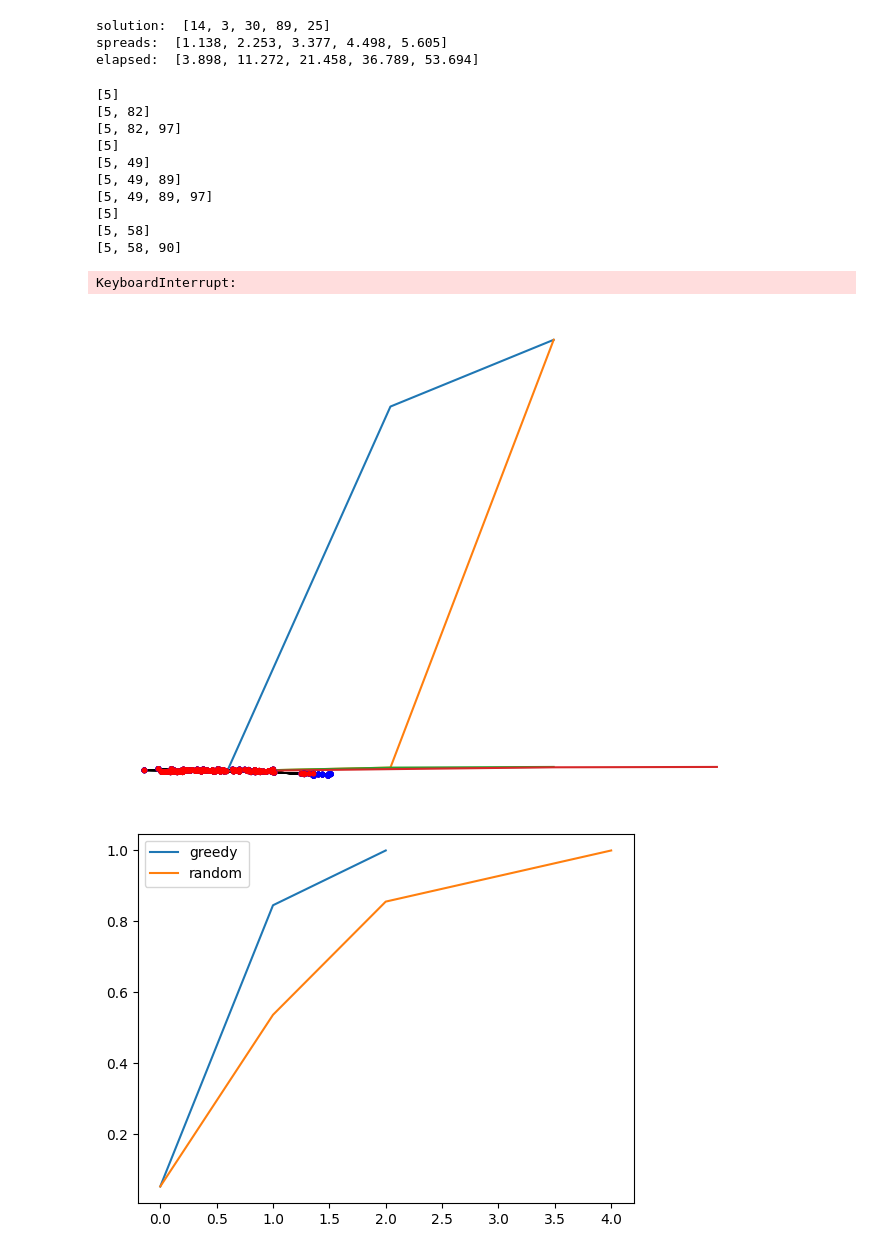
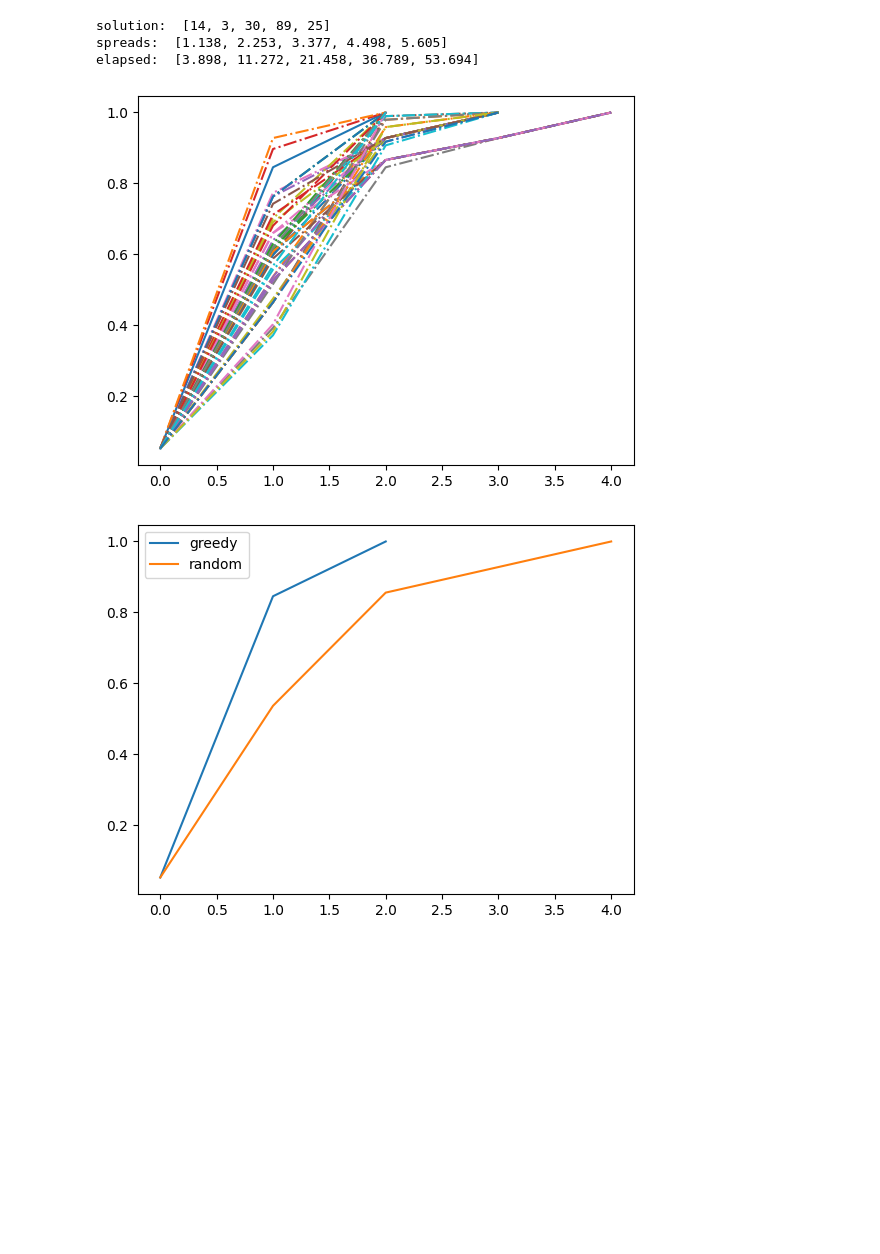
Before and after one commit to PierreRemacle/LINMA2472_P1, a Jupyter notebook: HW1.ipynb, the cells around one changed output. Drawn from its saved outputs; the diff is of its cells as text; code cells hidden in the pictures; blank space fills up the shorter version.

```diff
--- a/HW1.ipynb
+++ b/HW1.ipynb
@@ -434,7 +434,7 @@ def cascade(G,starts):
     while (True):
 
         spreading_curve.append(len(Visited))
-        ShowGraph(G,i)
+        #ShowGraph(G,i)
         i=i+1
         nextNode(G)
 
@@ -561,30 +554,19 @@ elapsed:  [3.898, 11.272, 21.458, 36.789, 53.694]
 # %%
 
 SC = cascade(graph_net, [14, 3, 30, 89, 25])
 for i in range (len(SC)):
     SC[i]=SC[i]/97
-    plt.plot(SC)
+plt.plot(SC)
 
-for i in range (100):
+for i in range (40):
     spreading_curve = cascade(graph_net,random.sample(range(0, nx.number_of_nodes(graph_net)), 5))
-    for i in range (len(spreading_curve)):
-        spreading_curve[i]=spreading_curve[i]/97
-    plt.plot(spreading_curve)
+    for j in range (len(spreading_curve)):
+        spreading_curve[j]=spreading_curve[j]/97
+    plt.plot(spreading_curve,'-.')
 
-plt.show
+plt.show()
 # %% [output]
-[5]
-[5, 82]
-[5, 82, 97]
-[5]
-[5, 49]
-[5, 49, 89]
-[5, 49, 89, 97]
-[5]
-[5, 58]
-[5, 58, 90]
-KeyboardInterrupt:
-[figure, old version]
+[figure, new version]
 # %%
 plotSpreadingCurve(SC, "greedy")
 plotSpreadingCurve(spreading_curve, "random")
```
Also changed, not shown: parts of 5 cells of this notebook.
